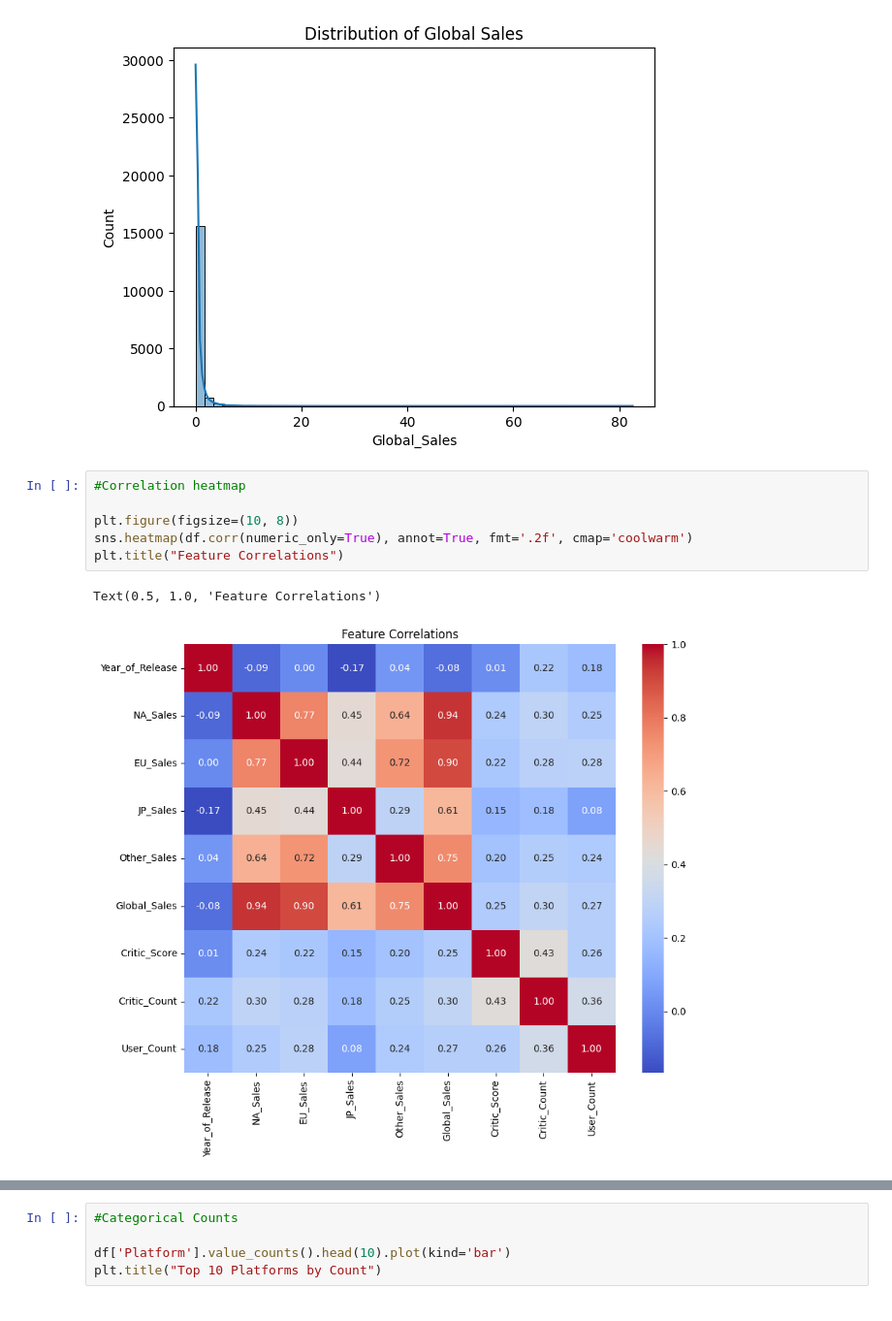
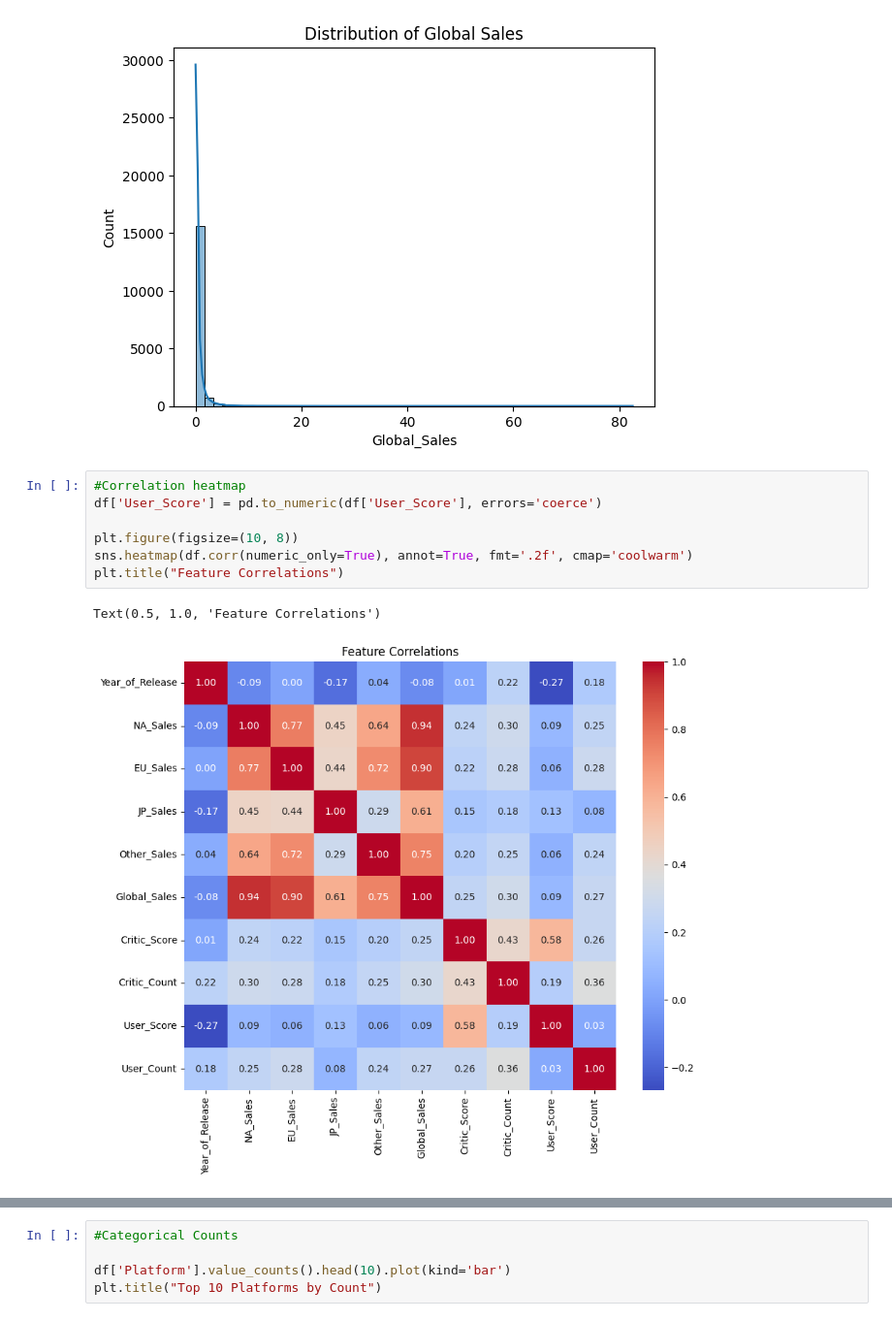
Before and after one commit to Aashi8810/ML_01_video_game_prediction, a Jupyter notebook: video_game_analysis/notebooks/FC110557_Siyas/EDA.ipynb, the cells around one changed output, grey strips where cells are left out. Shown at 97% size. Drawn from its saved outputs; the diff is of its cells as text.

```diff
--- a/video_game_analysis/notebooks/FC110557_Siyas/EDA.ipynb
+++ b/video_game_analysis/notebooks/FC110557_Siyas/EDA.ipynb
@@ -69,10 +75,11 @@ Text(0.5, 1.0, 'Distribution of Global Sales')
 [figure]
 # %%
 #Correlation heatmap
+df['User_Score'] = pd.to_numeric(df['User_Score'], errors='coerce')
 
 plt.figure(figsize=(10, 8))
 sns.heatmap(df.corr(numeric_only=True), annot=True, fmt='.2f', cmap='coolwarm')
 plt.title("Feature Correlations")
 # %% [output]
 Text(0.5, 1.0, 'Feature Correlations')
-[figure, old version]
+[figure, new version]
```
Also changed, not shown: parts of 2 cells of this notebook, 14 other files.
